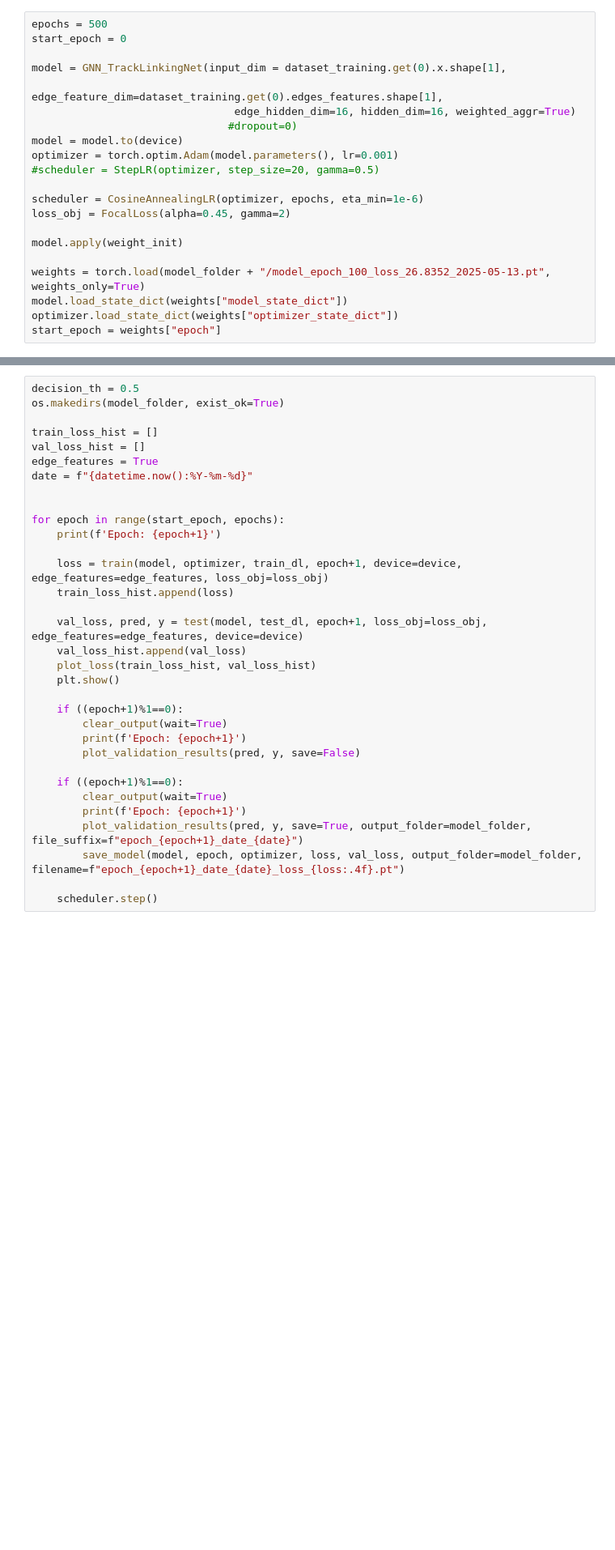
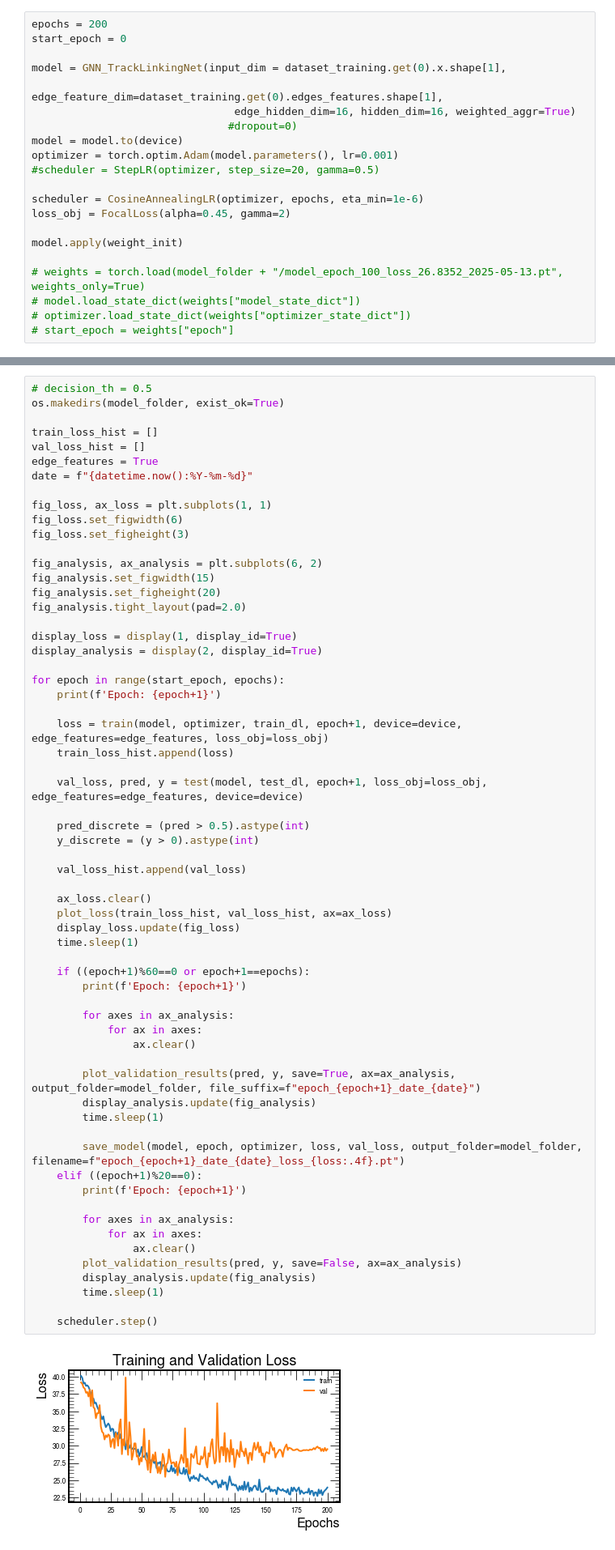
Before and after one commit to chrisizeh/Graph_Linking, a Jupyter notebook: run_gnn_model.ipynb, the cells around one changed output, grey strips where cells are left out. Shown: that part at 81% size. Saved outputs shown, nothing was run; the diff lists cells and outputs as text; blank space fills up the shorter version.

```diff
--- a/run_gnn_model.ipynb
+++ b/run_gnn_model.ipynb
@@ -46,7 +71,7 @@ print_dataset_statistics(dataset_test)
 train_dl = DataLoader(dataset_training, shuffle=True)
 test_dl = DataLoader(dataset_test, shuffle=True)
 # %%
-epochs = 500
+epochs = 200
 start_epoch = 0
 
 model = GNN_TrackLinkingNet(input_dim = dataset_training.get(0).x.shape[1],
@@ -62,7 +87,7 @@ loss_obj = FocalLoss(alpha=0.45, gamma=2)
 
 model.apply(weight_init)
 
-weights = torch.load(model_folder + "/model_epoch_100_loss_26.8352_2025-05-13.pt", weights_only=True)
-model.load_state_dict(weights["model_state_dict"])
-optimizer.load_state_dict(weights["optimizer_state_dict"])
-start_epoch = weights["epoch"]
+# weights = torch.load(model_folder + "/model_epoch_100_loss_26.8352_2025-05-13.pt", weights_only=True)
+# model.load_state_dict(weights["model_state_dict"])
+# optimizer.load_state_dict(weights["optimizer_state_dict"])
+# start_epoch = weights["epoch"]
@@ -69,33 +112,64 @@ start_epoch = weights["epoch"]
 # %%
-decision_th = 0.5
+# decision_th = 0.5
 os.makedirs(model_folder, exist_ok=True)
 
 train_loss_hist = []
 val_loss_hist = []
 edge_features = True
 date = f"{datetime.now():%Y-%m-%d}"
 
+fig_loss, ax_loss = plt.subplots(1, 1)
+fig_loss.set_figwidth(6)
+fig_loss.set_figheight(3)
+
+fig_analysis, ax_analysis = plt.subplots(6, 2)
+fig_analysis.set_figwidth(15)
+fig_analysis.set_figheight(20)
+fig_analysis.tight_layout(pad=2.0)
+
+display_loss = display(1, display_id=True)
+display_analysis = display(2, display_id=True)
 
 for epoch in range(start_epoch, epochs):
     print(f'Epoch: {epoch+1}')
 
     loss = train(model, optimizer, train_dl, epoch+1, device=device, edge_features=edge_features, loss_obj=loss_obj)
     train_loss_hist.append(loss)
 
     val_loss, pred, y = test(model, test_dl, epoch+1, loss_obj=loss_obj, edge_features=edge_features, device=device)
+
+    pred_discrete = (pred > 0.5).astype(int)
+    y_discrete = (y > 0).astype(int)
+
     val_loss_hist.append(val_loss)
-    plot_loss(train_loss_hist, val_loss_hist)
-    plt.show()
 
-    if ((epoch+1)%1==0):
-        clear_output(wait=True)
+    ax_loss.clear()
+    plot_loss(train_loss_hist, val_loss_hist, ax=ax_loss)
+    display_loss.update(fig_loss)
+    time.sleep(1)
+
+    if ((epoch+1)%60==0 or epoch+1==epochs):
         print(f'Epoch: {epoch+1}')
-        plot_validation_results(pred, y, save=False)
 
-    if ((epoch+1)%1==0):
-        clear_output(wait=True)
+        for axes in ax_analysis:
+            for ax in axes:
+                ax.clear()
+
+        plot_validation_results(pred, y, save=True, ax=ax_analysis, output_folder=model_folder, file_suffix=f"epoch_{epoch+1}_date_{date}")
+        display_analysis.update(fig_analysis)
+        time.sleep(1)
+
+        save_model(model, epoch, optimizer, loss, val_loss, output_folder=model_folder, filename=f"epoch_{epoch+1}_date_{date}_loss_{loss:.4f}.pt")
+    elif ((epoch+1)%20==0):
         print(f'Epoch: {epoch+1}')
-        plot_validation_results(pred, y, save=True, output_folder=model_folder, file_suffix=f"epoch_{epoch+1}_date_{date}")
-        save_model(model, epoch, optimizer, loss, val_loss, output_folder=model_folder, filename=f"epoch_{epoch+1}_date_{date}_loss_{loss:.4f}.pt")
+
+        for axes in ax_analysis:
+            for ax in axes:
+                ax.clear()
+        plot_validation_results(pred, y, save=False, ax=ax_analysis)
+        display_analysis.update(fig_analysis)
+        time.sleep(1)
 
     scheduler.step()
+# %% [output]
+[figure, added]
```
Also changed, not shown: parts of 7 cells of this notebook, 2 other files.
